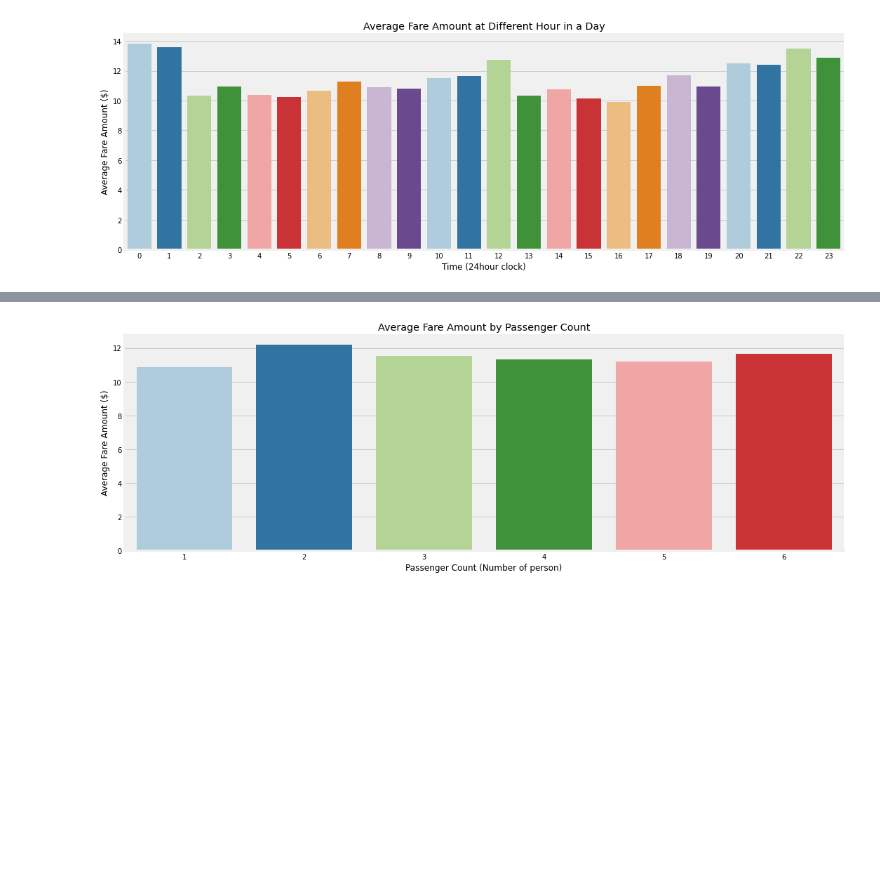
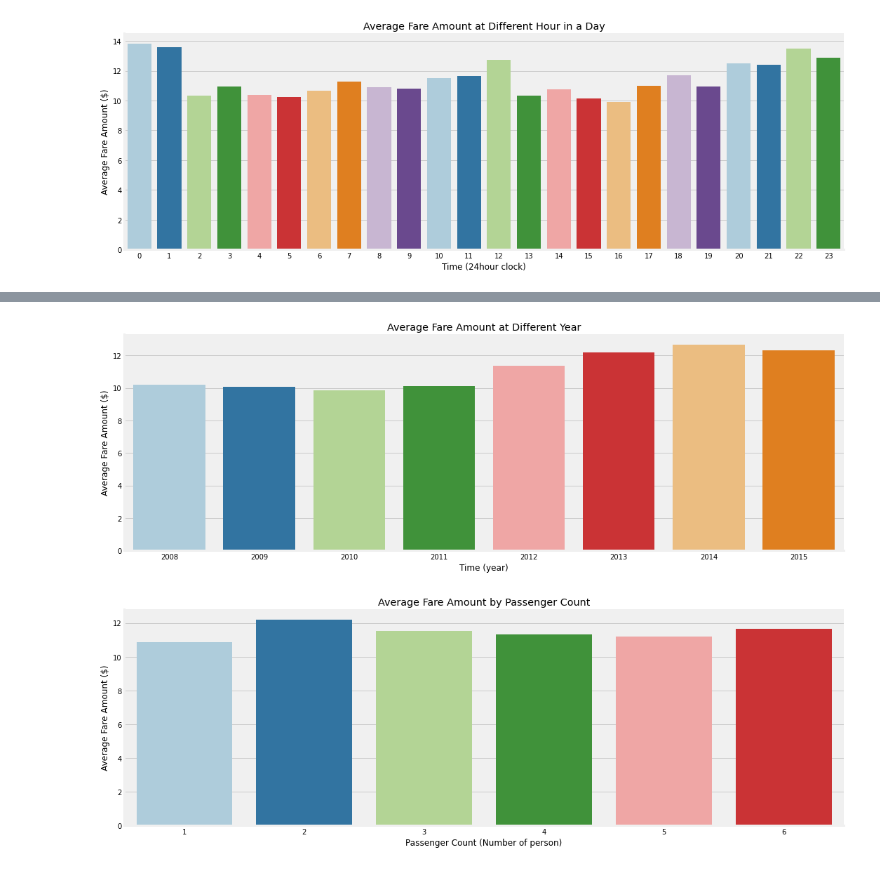
Before and after one commit to yongsin91/TaxiFareModel, a Jupyter notebook: notebooks/Taxi-Fare-Model.ipynb, the cells around one changed output, grey strips where cells are left out. Drawn from its saved outputs; the diff is of its cells as text; code cells hidden in the pictures; blank space fills up the shorter version.

```diff
--- a/notebooks/Taxi-Fare-Model.ipynb
+++ b/notebooks/Taxi-Fare-Model.ipynb
@@ -445,3 +454,12 @@ plt.show()
+# %%
+sns.catplot(x="year", y="fare_amount", palette=palette, data=df_cleaned, kind="bar", aspect=3, ci=None)
+sns.despine()
+plt.ylabel("Average Fare Amount ($)")
+plt.xlabel("Time (year)")
+plt.title("Average Fare Amount at Different Year")
+plt.show()
+# %% [output]
+[figure, added]
 # %%
 sns.catplot(x="passenger_count", y="fare_amount", palette=palette, data=df_cleaned, kind="bar", aspect=3, ci=None)
 sns.despine()
```
Also changed, not shown: parts of 1 cell of this notebook, 11 other files.
